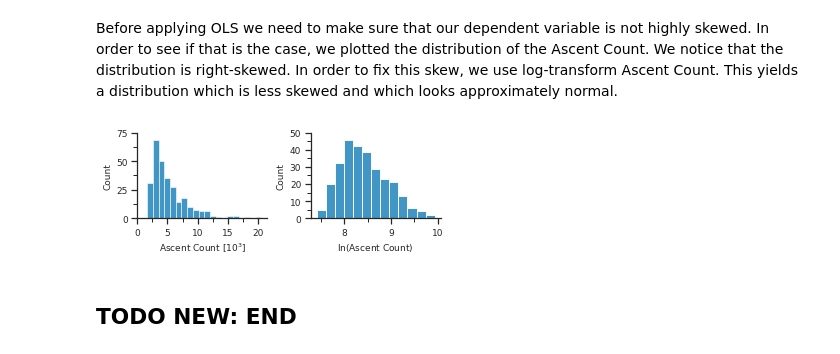
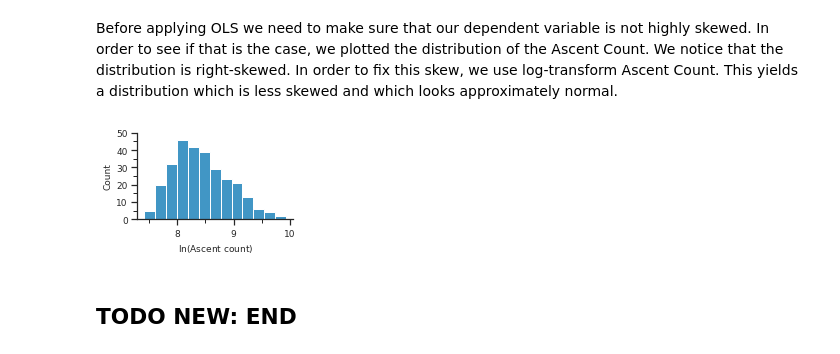
Before and after one commit to filipbalucha/FDS_final_project, a Jupyter notebook: data_analysis.ipynb, the cells around one changed output. Saved outputs shown, nothing was run; the diff lists cells and outputs as text; code cells hidden in the pictures.

```diff
--- a/data_analysis.ipynb
+++ b/data_analysis.ipynb
@@ -269,35 +269,37 @@ We apply linear regression and observe the output of `statsmodels`. This will sh
 # %% [markdown]
 Before applying OLS we need to make sure that our dependent variable is not highly skewed. In order to see if that is the case, we plotted the distribution of the Ascent Count. We notice that the distribution is right-skewed. In order to fix this skew, we use log-transform Ascent Count. This yields a distribution which is less skewed and which looks approximately normal.
 # %%
-fig, (ax_original,ax_log) = plt.subplots(ncols=2, figsize=(5,2))
+# fig, (ax_original,ax_log) = plt.subplots(ncols=2, figsize=(5,2))
+plt.figure(figsize=(3,2))
+# sns.histplot(munro['ascent_count']/1000, ax=ax_original)
+# ax_original.set_xlabel('Ascent count [$10^3$]', fontsize=9)
+# ax_original.set_ylabel('Count', fontsize = 9)
+# ax_original.xaxis.set_ticks(np.arange(0, 21, step=5))
+# ax_original.yaxis.set_ticks(np.arange(0, 76, step=25))
+# sns.despine(ax=ax_original)
 
-sns.histplot(munro['ascent_count']/1000, ax=ax_original)
-ax_original.set_xlabel('Ascent Count [$10^3$]', fontsize=9)
-ax_original.set_ylabel('Count', fontsize = 9)
-ax_original.xaxis.set_ticks(np.arange(0, 21, step=5))
-ax_original.yaxis.set_ticks(np.arange(0, 76, step=25))
-sns.despine(ax=ax_original)
+ax_log = plt.gca()
 
 sns.histplot(np.log(munro['ascent_count']), ax=ax_log)
-ax_log.set_xlabel('$\ln$(Ascent Count)', fontsize=9)
+ax_log.set_xlabel('$\ln$(Ascent count)', fontsize=9)
 ax_log.set_ylabel('Count', fontsize = 9)
 # ax_log.xaxis.set_ticks(np.arange(0, 11, step=1))
 ax_log.yaxis.set_ticks(np.arange(0, 60, step=10))
 sns.despine(ax=ax_log)
 
 ax_log.xaxis.set_tick_params(labelsize=9)
 ax_log.yaxis.set_tick_params(labelsize=9)
-ax_original.xaxis.set_tick_params(labelsize=9)
-ax_original.yaxis.set_tick_params(labelsize=9)
+# ax_original.xaxis.set_tick_params(labelsize=9)
+# ax_original.yaxis.set_tick_params(labelsize=9)
 
 ax_log.xaxis.set_minor_locator(MultipleLocator(0.5))
 ax_log.yaxis.set_minor_locator(MultipleLocator(5))
-ax_original.xaxis.set_minor_locator(MultipleLocator(2.5))
-ax_original.yaxis.set_minor_locator(MultipleLocator(12.5))
+# ax_original.xaxis.set_minor_locator(MultipleLocator(2.5))
+# ax_original.yaxis.set_minor_locator(MultipleLocator(12.5))
 
 
 plt.tight_layout()
 plt.savefig('report/ascent_count_distribution.pdf', bbox_inches='tight')
 plt.show()
 # %% [output]
-[figure, old version]
+[figure, new version]
```
Also changed, not shown: parts of 15 cells of this notebook, 14 other files.
